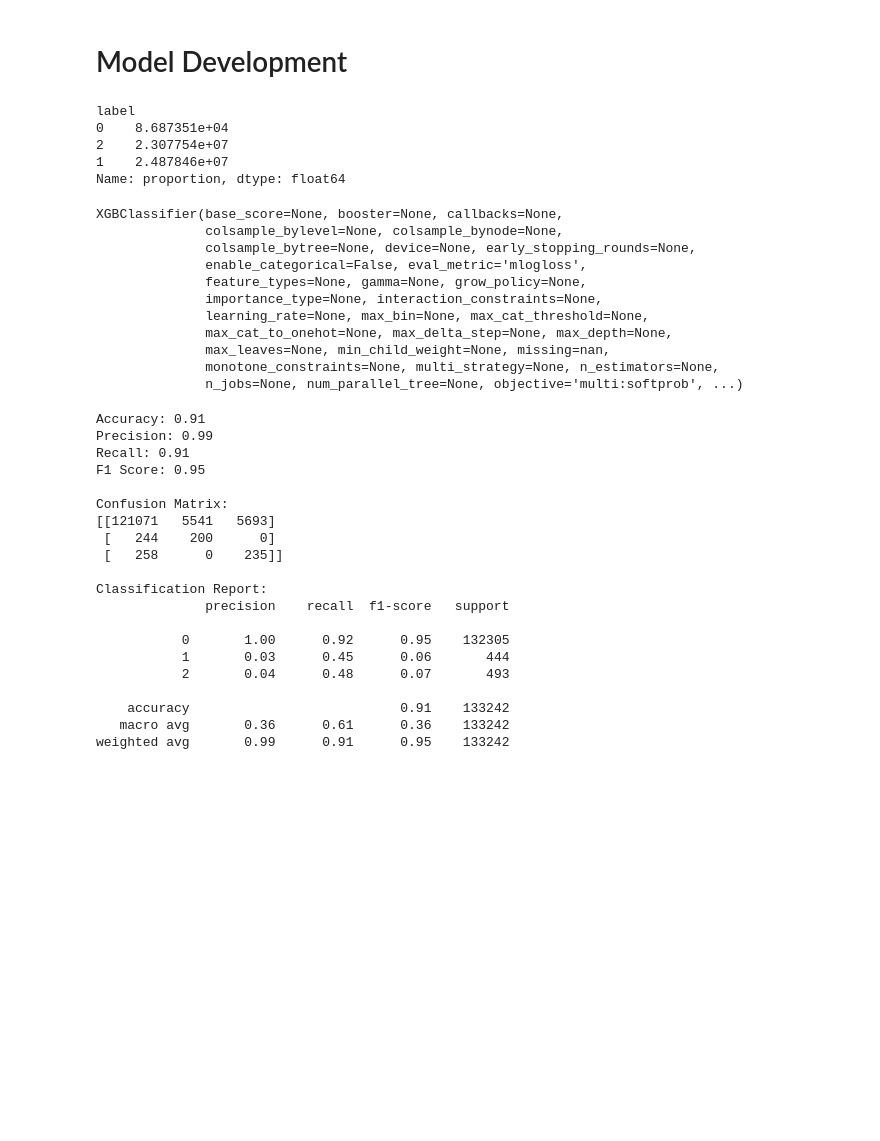
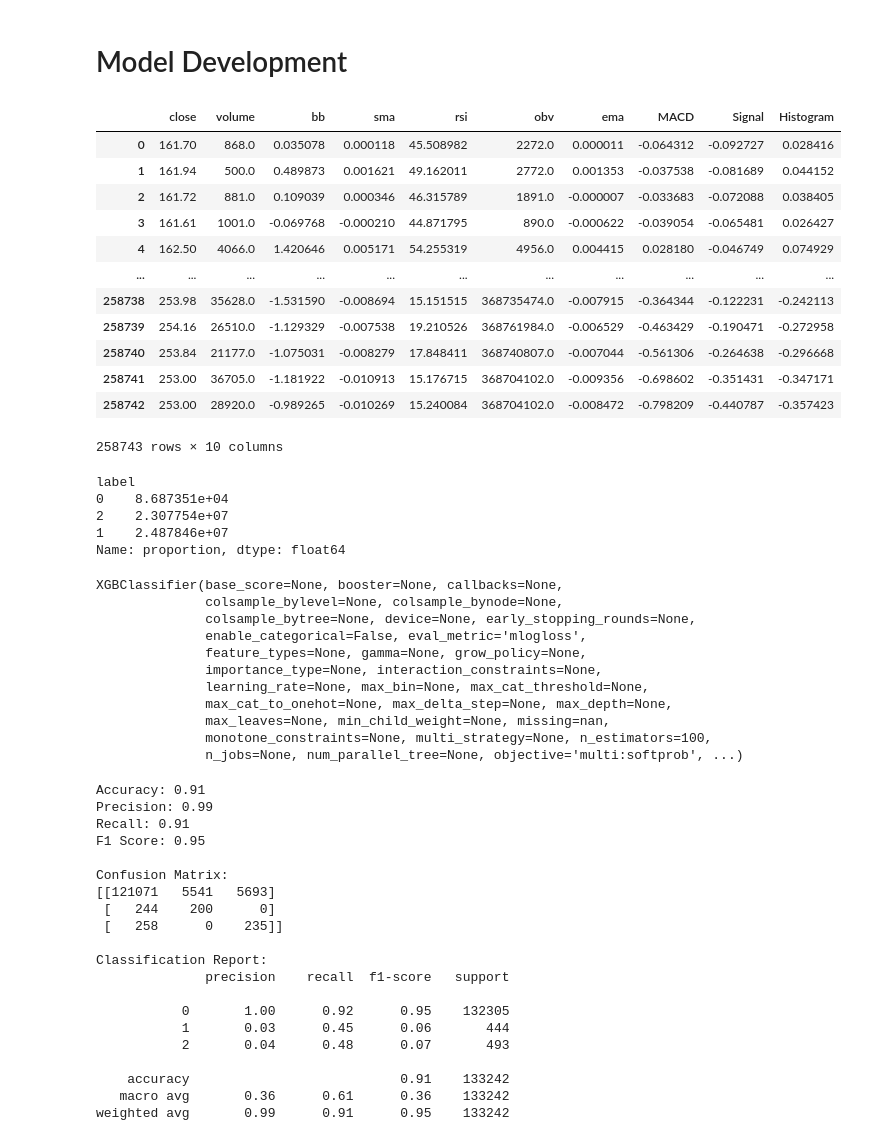
Before and after one commit to avillasmil/algo-trader, a Jupyter notebook: sandbox.ipynb, the cells around one changed output. Drawn from its saved outputs; the diff is of its cells as text; code cells hidden in the pictures; blank space fills up the shorter version.

```diff
--- a/sandbox.ipynb
+++ b/sandbox.ipynb
@@ -303,10 +303,26 @@ train_df.corr()
 # %%
 from xgboost import XGBClassifier
 # %%
-X_train = train_df.drop(columns=['label'])
-y_train = train_df['label']
-X_test = val_df.drop(columns=['label'])
-y_test = val_df['label']
+X_train = train_df.drop(columns=['label']).reset_index(drop=True)
+y_train = train_df['label'].reset_index(drop=True)
+X_test = val_df.drop(columns=['label']).reset_index(drop=True)
+y_test = val_df['label'].reset_index(drop=True)
+# %%
+X_train
+# %% [output]
+|  | close | volume | bb | sma | rsi | obv | ema | MACD | Signal | Histogram |
+| 0 | 161.70 | 868.0 | 0.035078 | 0.000118 | 45.508982 | 2272.0 | 0.000011 | -0.064312 | -0.092727 | 0.028416 |
+| 1 | 161.94 | 500.0 | 0.489873 | 0.001621 | 49.162011 | 2772.0 | 0.001353 | -0.037538 | -0.081689 | 0.044152 |
+| 2 | 161.72 | 881.0 | 0.109039 | 0.000346 | 46.315789 | 1891.0 | -0.000007 | -0.033683 | -0.072088 | 0.038405 |
+| 3 | 161.61 | 1001.0 | -0.069768 | -0.000210 | 44.871795 | 890.0 | -0.000622 | -0.039054 | -0.065481 | 0.026427 |
+| 4 | 162.50 | 4066.0 | 1.420646 | 0.005171 | 54.255319 | 4956.0 | 0.004415 | 0.028180 | -0.046749 | 0.074929 |
+| ... | ... | ... | ... | ... | ... | ... | ... | ... | ... | ... |
+| 258738 | 253.98 | 35628.0 | -1.531590 | -0.008694 | 15.151515 | 368735474.0 | -0.007915 | -0.364344 | -0.122231 | -0.242113 |
+| 258739 | 254.16 | 26510.0 | -1.129329 | -0.007538 | 19.210526 | 368761984.0 | -0.006529 | -0.463429 | -0.190471 | -0.272958 |
+| 258740 | 253.84 | 21177.0 | -1.075031 | -0.008279 | 17.848411 | 368740807.0 | -0.007044 | -0.561306 | -0.264638 | -0.296668 |
+| 258741 | 253.00 | 36705.0 | -1.181922 | -0.010913 | 15.176715 | 368704102.0 | -0.009356 | -0.698602 | -0.351431 | -0.347171 |
+| 258742 | 253.00 | 28920.0 | -0.989265 | -0.010269 | 15.240084 | 368704102.0 | -0.008472 | -0.798209 | -0.440787 | -0.357423 |
+258743 rows × 10 columns
 # %%
 class_weights = y_train.value_counts(normalize=True)  # Get class distribution
 total_samples = len(y_train)
@@ -319,7 +335,7 @@ label
 1    2.487846e+07
 Name: proportion, dtype: float64
 # %%
-model = XGBClassifier(eval_metric='mlogloss')
+model = XGBClassifier(eval_metric='mlogloss', n_estimators = 100)
 
 model.fit(X_train, y_train, sample_weight=y_train.map(scale_pos_weight))
 # %% [output]
@@ -332,7 +348,7 @@ XGBClassifier(base_score=None, booster=None, callbacks=None,
               learning_rate=None, max_bin=None, max_cat_threshold=None,
               max_cat_to_onehot=None, max_delta_step=None, max_depth=None,
               max_leaves=None, min_child_weight=None, missing=nan,
-              monotone_constraints=None, multi_strategy=None, n_estimators=None,
+              monotone_constraints=None, multi_strategy=None, n_estimators=100,
               n_jobs=None, num_parallel_tree=None, objective='multi:softprob', ...)
 # %%
 y_preds = model.predict(X_test)
```
Also changed, not shown: parts of 6 cells of this notebook.
